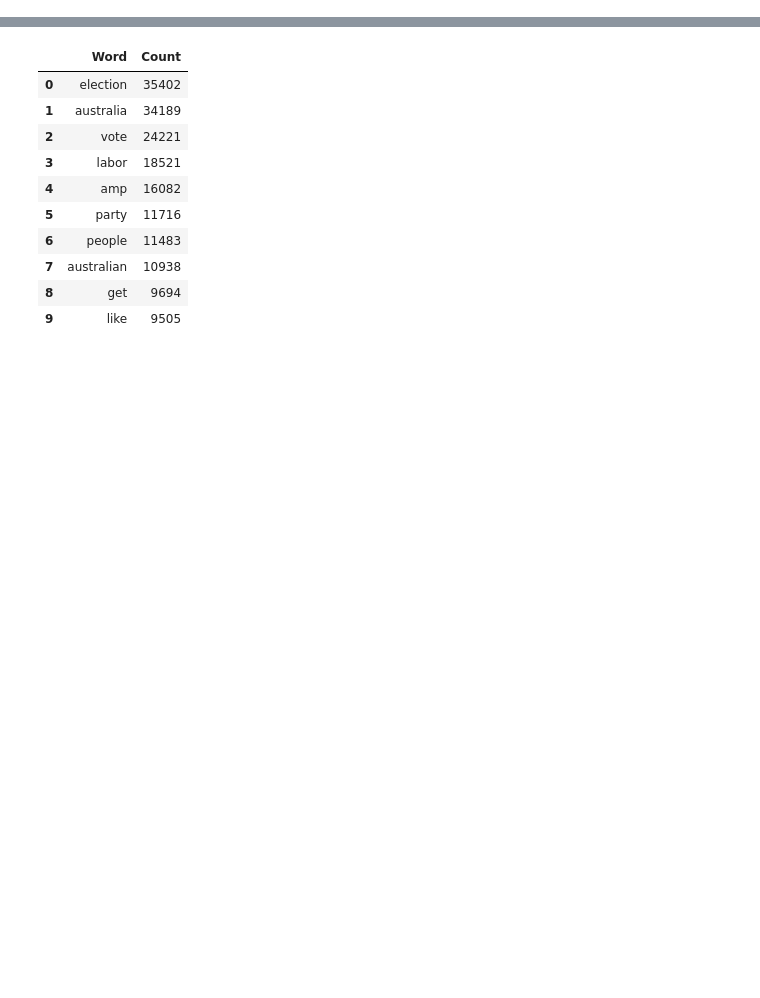
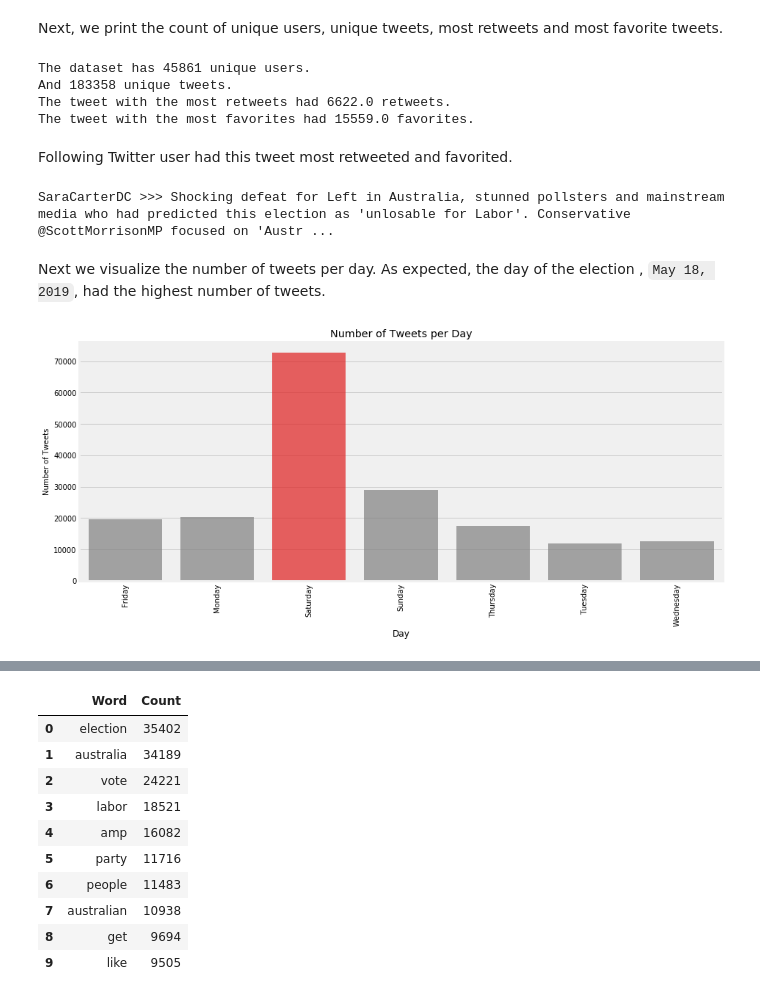
Before and after one commit to saayedalam/Web-Analytics, a Jupyter notebook: Final Project.ipynb, the cells around one changed output, grey strips where cells are left out. Saved outputs shown, nothing was run; the diff lists cells and outputs as text; code cells hidden in the pictures; blank space fills up the shorter version.

```diff
--- a/Final Project.ipynb
+++ b/Final Project.ipynb
@@ -217,0 +91,41 @@ def tidy_tweet(text):
+# %% [markdown]
+Next, we print the count of unique users, unique tweets, most retweets and most favorite tweets.
+# %%
+# some information about the dataset
+print("The dataset has", len(dt.user_id.unique()), "unique users.")
+print("And", len(dt.id.unique()), "unique tweets.")
+print("The tweet with the most retweets had", dt['retweet_count'].max(), "retweets.")
+print("The tweet with the most favorites had", dt['favorite_count'].max(), "favorites.")
+# %% [output]
+The dataset has 45861 unique users.
+And 183358 unique tweets.
+The tweet with the most retweets had 6622.0 retweets.
+The tweet with the most favorites had 15559.0 favorites.
+# %% [markdown]
+Following Twitter user had this tweet most retweeted and favorited.
+# %%
+# tweet with most retweets and favorites
+most_retweet_faves = twitter_data.loc[twitter_data["favorite_count"] == 15559.0]
+print(most_retweet_faves.iloc[0][7], ">>>", most_retweet_faves.iloc[0][2])
+# %% [output]
+SaraCarterDC >>> Shocking defeat for Left in Australia, stunned pollsters and mainstream media who had predicted this election as 'unlosable for Labor'. Conservative @ScottMorrisonMP focused on 'Austr ...
+# %% [markdown]
+Next we visualize the number of tweets per day. As expected, the day of the election , `May 18, 2019`, had the highest number of tweets.
+# %%
+# number of tweets by day
+dt['created_at'] =  pd.to_datetime(dt['created_at'])
+cnt_srs = dt['created_at'].dt.weekday_name.value_counts()
+cnt_srs = cnt_srs.sort_index()
+
+# bar plot of tweets per day
+plt.figure(figsize = (14, 6))
+clrs = ['grey' if (x < max(cnt_srs.values)) else 'red' for x in cnt_srs.values]
+sns.barplot(cnt_srs.index, cnt_srs.values, alpha = 0.7, palette = clrs)
+
+plt.xticks(rotation = 'vertical')
+plt.xlabel('Day', fontsize = 12)
+plt.ylabel('Number of Tweets', fontsize=10)
+plt.title("Number of Tweets per Day")
+plt.show()
+# %% [output]
+[figure, added]
```
Also changed, not shown: parts of 45 cells of this notebook.
